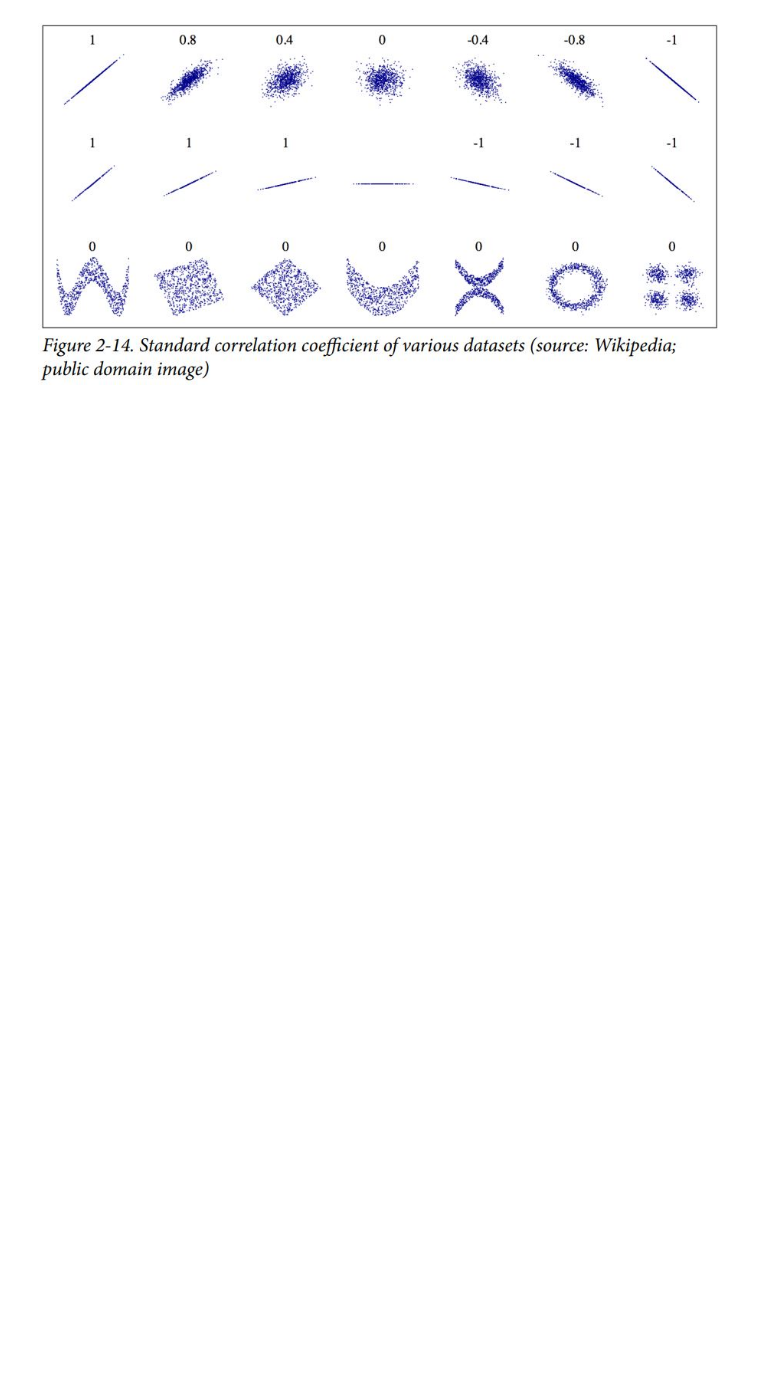
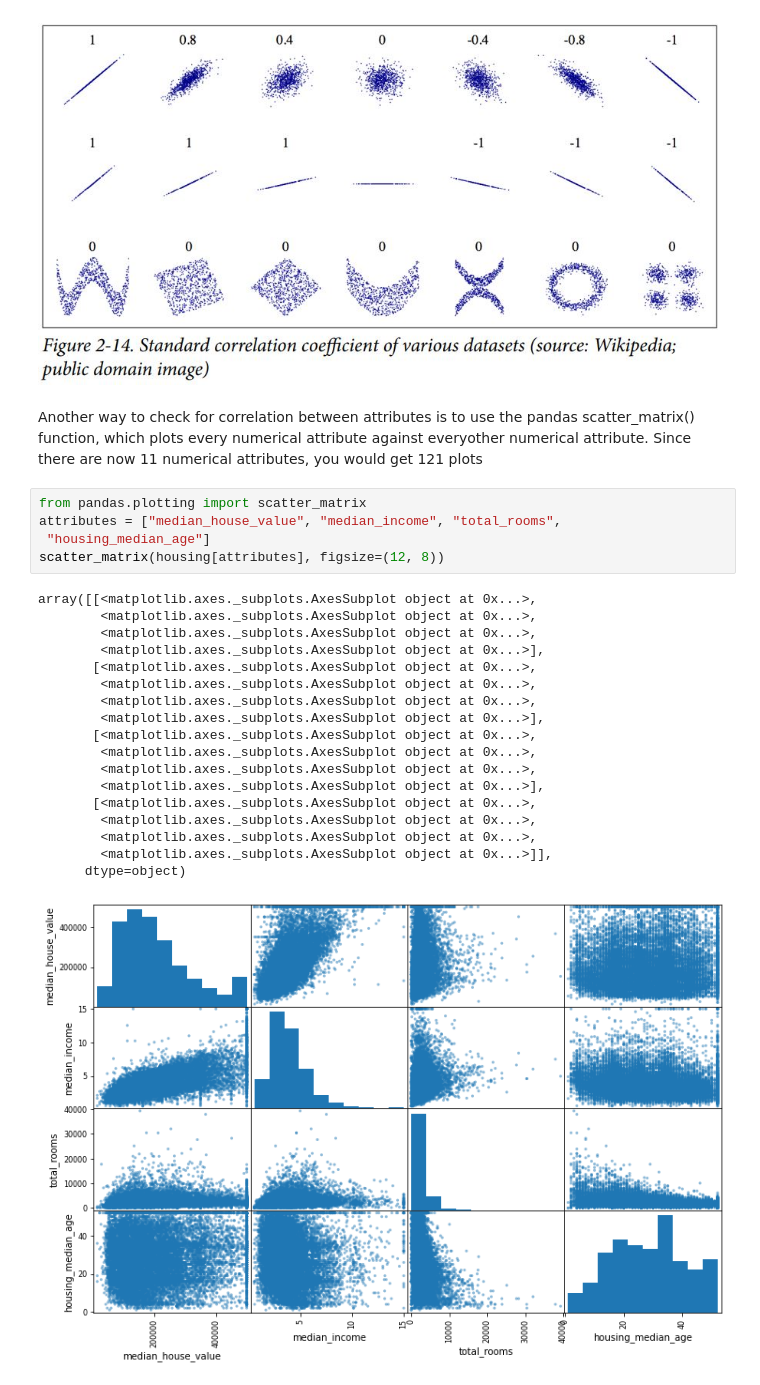
Before and after one commit to ArezooAalipanah/Hands-on-ML, a Jupyter notebook: HMLchapter2.ipynb, the cells around one changed output. Drawn from its saved outputs; the diff is of its cells as text; blank space fills up the shorter version.

```diff
--- a/HMLchapter2.ipynb
+++ b/HMLchapter2.ipynb
@@ -251,3 +251,31 @@ that there is a strong negative correlation; you can see a small negative correl
 between the latitude and the median house value (i.e., prices have a slight tendency to
 go down when you go north). Finally, coefficients close to 0 mean that there is no linear correlation.
 ![11.JPG](embedded-picture-1)
+# %% [markdown]
+
+Another way to check for correlation between attributes is to use the pandas
+scatter_matrix() function, which plots every numerical attribute against everyother numerical attribute. Since there are now 11 numerical attributes, you would get 121 plots
+# %%
+from pandas.plotting import scatter_matrix
+attributes = ["median_house_value", "median_income", "total_rooms",
+ "housing_median_age"]
+scatter_matrix(housing[attributes], figsize=(12, 8))
+# %% [output]
+array([[<matplotlib.axes._subplots.AxesSubplot object at 0x...>,
+        <matplotlib.axes._subplots.AxesSubplot object at 0x...>,
+        <matplotlib.axes._subplots.AxesSubplot object at 0x...>,
+        <matplotlib.axes._subplots.AxesSubplot object at 0x...>],
+       [<matplotlib.axes._subplots.AxesSubplot object at 0x...>,
+        <matplotlib.axes._subplots.AxesSubplot object at 0x...>,
+        <matplotlib.axes._subplots.AxesSubplot object at 0x...>,
+        <matplotlib.axes._subplots.AxesSubplot object at 0x...>],
+       [<matplotlib.axes._subplots.AxesSubplot object at 0x...>,
+        <matplotlib.axes._subplots.AxesSubplot object at 0x...>,
+        <matplotlib.axes._subplots.AxesSubplot object at 0x...>,
+        <matplotlib.axes._subplots.AxesSubplot object at 0x...>],
+       [<matplotlib.axes._subplots.AxesSubplot object at 0x...>,
+        <matplotlib.axes._subplots.AxesSubplot object at 0x...>,
+        <matplotlib.axes._subplots.AxesSubplot object at 0x...>,
+        <matplotlib.axes._subplots.AxesSubplot object at 0x...>]],
+      dtype=object)
+[figure, added]
```
Also changed, not shown: parts of 14 cells of this notebook.
